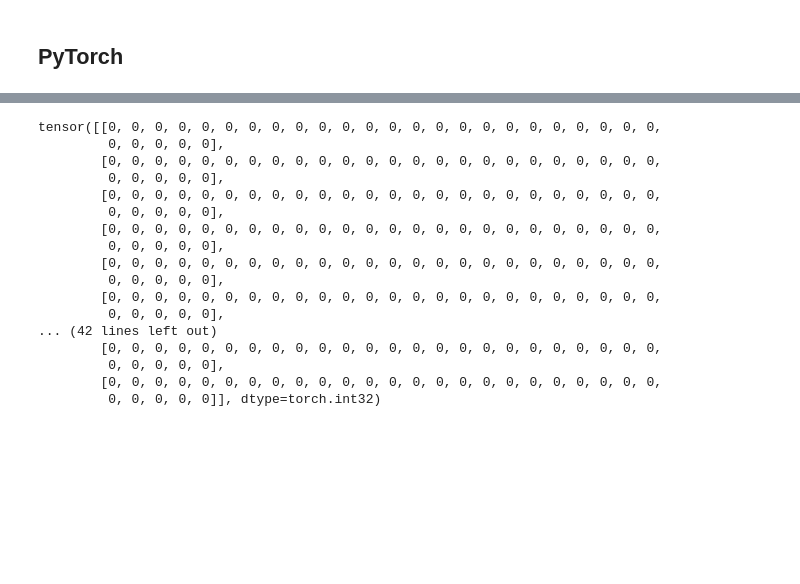
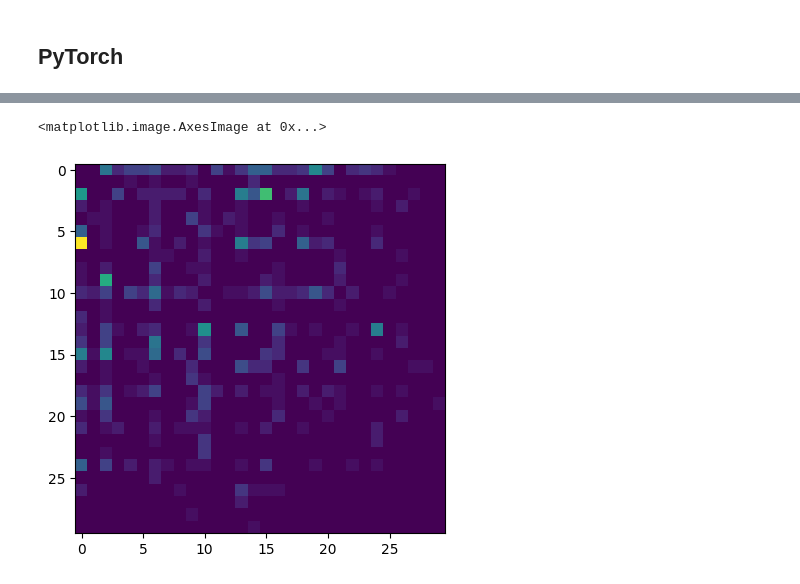
Before and after one commit to ochekroun/labs, a Jupyter notebook: Generation_de_texte.ipynb, the cells around one changed output, grey strips where cells are left out. Saved outputs shown, nothing was run; the diff lists cells and outputs as text; code cells hidden in the pictures; blank space fills up the shorter version.

```diff
--- a/Generation_de_texte.ipynb
+++ b/Generation_de_texte.ipynb
@@ -140,22 +139,10 @@ Nombre total de caractères: 29
 # %%
 # On crée notre tenseur (= tableau) pour y placer nos compteurs d'occurence
 N = torch.zeros((nb_chars, nb_chars), dtype=torch.int32)
-N
-# %% [output]
-tensor([[0, 0, 0, 0, 0, 0, 0, 0, 0, 0, 0, 0, 0, 0, 0, 0, 0, 0, 0, 0, 0, 0, 0, 0,
-         0, 0, 0, 0, 0],
-        [0, 0, 0, 0, 0, 0, 0, 0, 0, 0, 0, 0, 0, 0, 0, 0, 0, 0, 0, 0, 0, 0, 0, 0,
-         0, 0, 0, 0, 0],
-        [0, 0, 0, 0, 0, 0, 0, 0, 0, 0, 0, 0, 0, 0, 0, 0, 0, 0, 0, 0, 0, 0, 0, 0,
-         0, 0, 0, 0, 0],
-        [0, 0, 0, 0, 0, 0, 0, 0, 0, 0, 0, 0, 0, 0, 0, 0, 0, 0, 0, 0, 0, 0, 0, 0,
-         0, 0, 0, 0, 0],
-        [0, 0, 0, 0, 0, 0, 0, 0, 0, 0, 0, 0, 0, 0, 0, 0, 0, 0, 0, 0, 0, 0, 0, 0,
-         0, 0, 0, 0, 0],
-        [0, 0, 0, 0, 0, 0, 0, 0, 0, 0, 0, 0, 0, 0, 0, 0, 0, 0, 0, 0, 0, 0, 0, 0,
-         0, 0, 0, 0, 0],
-... (42 lines left out)
-        [0, 0, 0, 0, 0, 0, 0, 0, 0, 0, 0, 0, 0, 0, 0, 0, 0, 0, 0, 0, 0, 0, 0, 0,
-         0, 0, 0, 0, 0],
-        [0, 0, 0, 0, 0, 0, 0, 0, 0, 0, 0, 0, 0, 0, 0, 0, 0, 0, 0, 0, 0, 0, 0, 0,
-         0, 0, 0, 0, 0]], dtype=torch.int32)
+# %%
+for name in names:
+  name = ['.'] + list(name) + ['.']
+  for l1,l2 in zip(name, name[1:]):
+    ix1 = char_to_index[l1]
+    ix2 = char_to_index[l2]
+    N[ix1, ix2] += 1
@@ -161,0 +151,5 @@ tensor([[0, 0, 0, 0, 0, 0, 0, 0, 0, 0, 0, 0, 0, 0, 0, 0, 0, 0, 0, 0, 0, 0, 0, 0,
+# %%
+plt.imshow(N)
+# %% [output]
+<matplotlib.image.AxesImage at 0x...>
+[figure, added]
```
Also changed, not shown: parts of 20 cells of this notebook.
